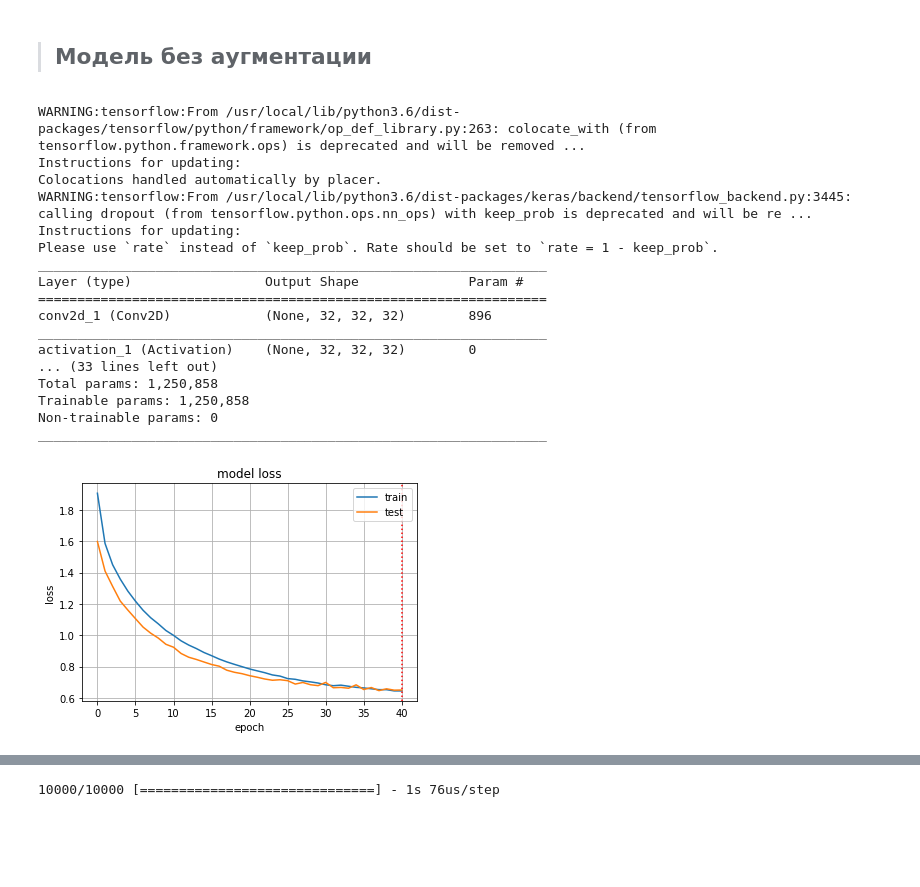
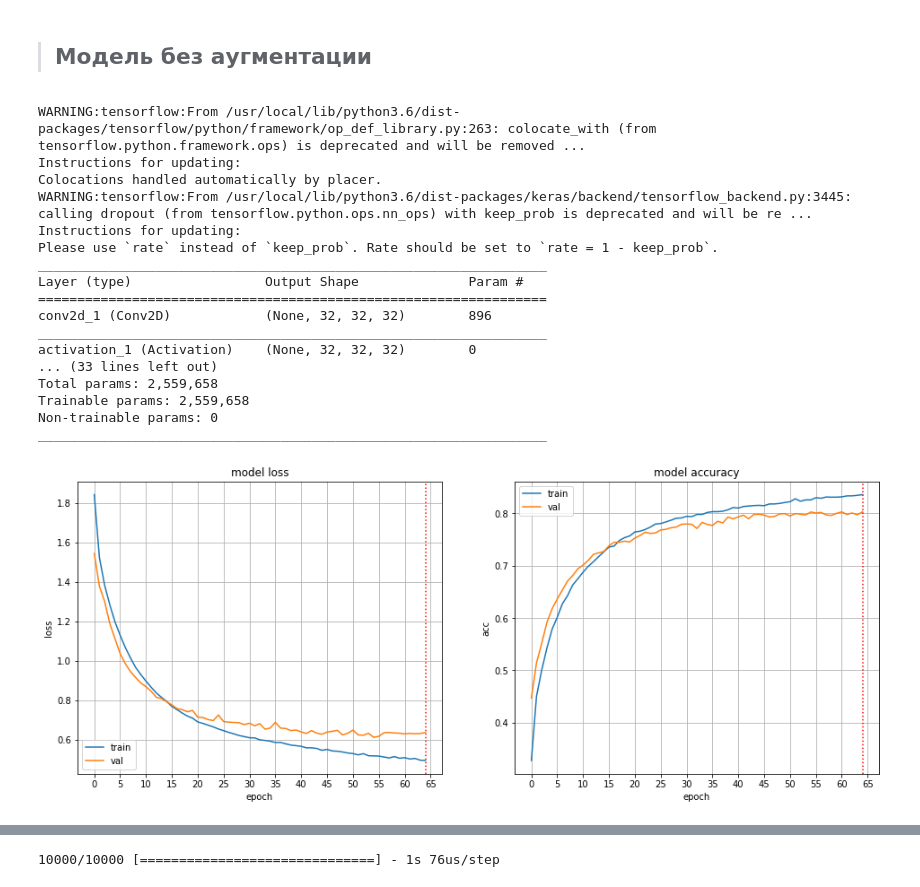
Before and after one commit to rklepov/hse-cs-ml-2018-2019, a Jupyter notebook: 05-NN/HW/hw5/nn_hw5.ipynb, the cells around one changed output, grey strips where cells are left out. Saved outputs shown, nothing was run; the diff lists cells and outputs as text; code cells hidden in the pictures; blank space fills up the shorter version.

Commit message:
NN05 hw5 / plotted model accuracy

```diff
--- a/05-NN/HW/hw5/nn_hw5.ipynb
+++ b/05-NN/HW/hw5/nn_hw5.ipynb
@@ -144,9 +139,9 @@ def make_model(input_shape=X_train.shape[1:], num_classes=num_classes):
     model.add(MaxPooling2D(pool_size=(2, 2)))
     model.add(Dropout(rate=0.25))
 
-    model.add(Conv2D(64, (3, 3), padding='same'))
+    model.add(Conv2D(128, (3, 3), padding='same'))
     model.add(Activation('relu'))
-    model.add(Conv2D(64, (3, 3)))
+    model.add(Conv2D(128, (3, 3)))
     model.add(Activation('relu'))
     model.add(MaxPooling2D(pool_size=(2, 2)))
     model.add(Dropout(rate=0.25))
@@ -185,8 +180,8 @@ conv2d_1 (Conv2D)            (None, 32, 32, 32)        896
 _________________________________________________________________
 activation_1 (Activation)    (None, 32, 32, 32)        0
 ... (33 lines left out)
-Total params: 1,250,858
-Trainable params: 1,250,858
+Total params: 2,559,658
+Trainable params: 2,559,658
 Non-trainable params: 0
 _________________________________________________________________
 # %%
@@ -195,22 +190,26 @@ hist_direct = model_direct.fit(X_train_scaled, y_train,
                                epochs=N_EPOCH,
                                shuffle=False,
                                validation_data=(X_val_scaled, y_val),
-                               callbacks=[EarlyStopping(monitor='val_loss', patience=3)])
+                               callbacks=[EarlyStopping(monitor='val_loss', patience=10)])
 # %%
 def plot_history(hist):
-    plt.plot(hist['loss'])
-    plt.plot(hist['val_loss'])
-    plt.axvline(x=len(hist['loss'])-1, color='r', linestyle=':')
-    plt.title('model loss')
-    plt.ylabel('loss')
-    plt.xlabel('epoch')
-    plt.xticks(np.arange(0, len(hist['loss']) + 1, 5))
-    plt.legend(['train', 'test'], loc='upper right')
-    plt.grid()
+    fig, ax = plt.subplots(1, 2, figsize=(16, 6))
+    def plot_ax(ax, hist, title, train, val, loc='best'):
+        ax.plot(hist[train])
+        ax.plot(hist[val])
+        ax.axvline(x=len(hist[train])-1, color='r', linestyle=':')
+        ax.set_title(title)
+        ax.set_ylabel(train)
+        ax.set_xlabel('epoch')
+        ax.set_xticks(np.arange(0, len(hist[train]) + 1, 5))
+        ax.legend(['train', 'val'], loc=loc)
+        ax.grid()
+    plot_ax(ax[0], hist, 'model loss', 'loss', 'val_loss')
+    plot_ax(ax[1], hist, 'model accuracy', 'acc', 'val_acc')
 
 plot_history(hist_direct.history);
 # %% [output]
-[figure, old version]
+[figure, new version]
 # %%
 scores = model_direct.evaluate(X_test_scaled, y_test, verbose=1)
 print('Test loss:', scores[0])
```
Also changed, not shown: parts of 10 cells of this notebook.
